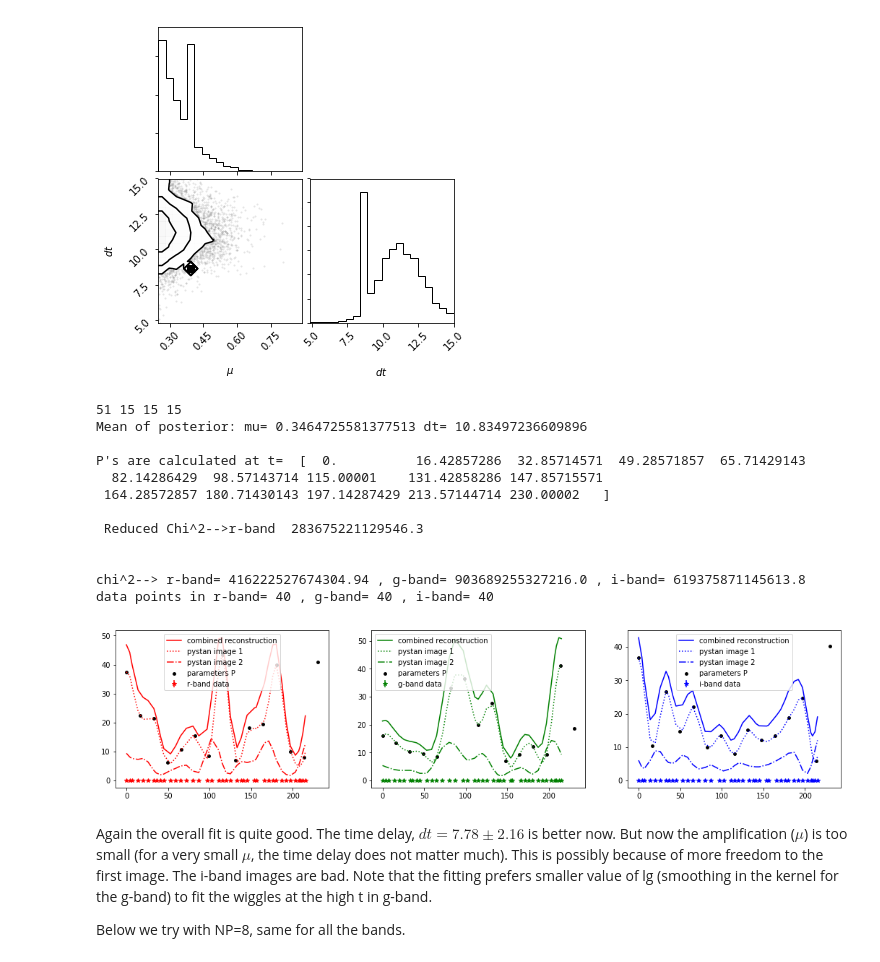
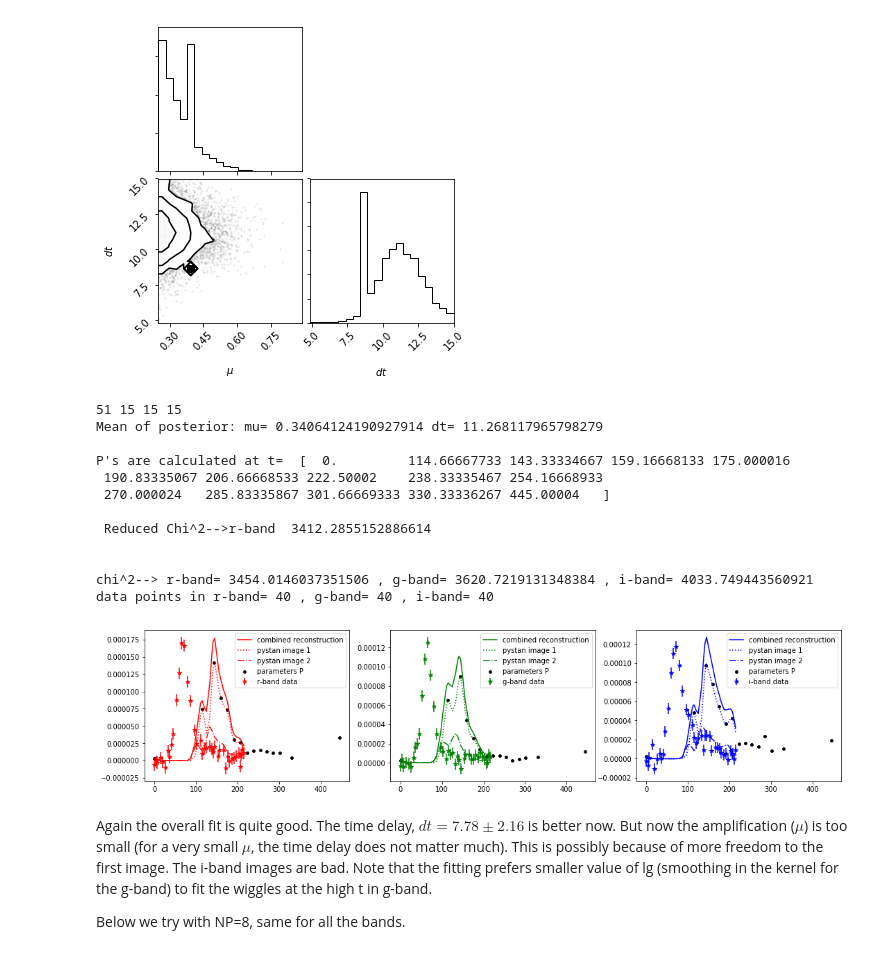
Before and after one commit to am610/Unresolved-Sne, a Jupyter notebook: fitting_ztf1a.ipynb, the cells around one changed output. Drawn from its saved outputs; the diff is of its cells as text; code cells hidden in the pictures.

```diff
--- a/fitting_ztf1a.ipynb
+++ b/fitting_ztf1a.ipynb
@@ -392,5 +476,17 @@ def tp_new(NP,dt_min,dt_max):
     x_mid = np.linspace(x0+5*intv,x_end-5*intv,11)
     xt = np.concatenate((x_0_eps,x_mid,x_end_eps))
     return xt
+# %%
+# Function for changing the tp spacing for 15 points
+def tp_new08(NP,dt_min,dt_max):
+    intv = ((t_max+dt_max)-t_min)/NP-1
+    steps = int(round(NP/4)) # 25% points
+    x0 = t_min
+    x_end = (t_max+dt_max)
+    x_0_eps = np.linspace(x0,x0+steps*intv,2)# first 4 points reduced with 2 pts
+    x_end_eps = np.linspace(x_end-steps*intv,x_end,2) # same, Last 4 points
+    x_mid = np.linspace(x0+(steps+1)*intv,x_end-(steps+1)*intv,NP-4)
+    xt = np.concatenate((x_0_eps,x_mid,x_end_eps))
+    return xt
 # %%
 # Testing
@@ -415,7 +509,7 @@ NP=15;
 dt_min=0.0; dt_max=15.0
 #t_range=np.amax(t)-np.amin(t)
 #tp=np.linspace(t_min, t_max+dt_max, NP)
-tp = tp_new(NP,dt_min,dt_max) #xt   #New tp
+tp = tp_new08(NP,dt_min,dt_max) #xt   #New tp
 print("tp=",tp)
 td=(t_max-t_min+dt_max-dt_min)/(NP-1); print("td=",td);
 data = {'ni':NI,'NP':NP,
@@ -465,21 +559,21 @@ Expected: mu= 0.4477611940298508 dt= 14.0321
 [figure]
 # %%
 npn=15
-rec(fit3, npn,npn,npn)
+rec2(fit3, npn,npn,npn)
 # %% [output]
 51 15 15 15
-Mean of posterior: mu= 0.3464725581377513 dt= 10.83497236609896
+Mean of posterior: mu= 0.34064124190927914 dt= 11.268117965798279
 
-P's are calculated at t=  [  0.          16.42857286  32.85714571  49.28571857  65.71429143
-  82.14286429  98.57143714 115.00001    131.42858286 147.85715571
- 164.28572857 180.71430143 197.14287429 213.57144714 230.00002   ]
+P's are calculated at t=  [  0.         114.66667733 143.33334667 159.16668133 175.000016
+ 190.83335067 206.66668533 222.50002    238.33335467 254.16668933
+ 270.000024   285.83335867 301.66669333 330.33336267 445.00004   ]
 
- Reduced Chi^2-->r-band  283675221129546.3
+ Reduced Chi^2-->r-band  3412.2855152886614
 
 
-chi^2--> r-band= 416222527674304.94 , g-band= 903689255327216.0 , i-band= 619375871145613.8
+chi^2--> r-band= 3454.0146037351506 , g-band= 3620.7219131348384 , i-band= 4033.749443560921
 data points in r-band= 40 , g-band= 40 , i-band= 40
-[figure, old version]
+[figure, new version]
 # %% [markdown]
 Again the overall fit is quite good. The time delay, $dt = 7.78 \pm 2.16$ is better now. But now the amplification ($\mu$) is too small (for a very small $\mu$, the time delay does not matter much). This is possibly because of more freedom to the first image. The i-band images are bad. Note that the fitting prefers smaller value of lg (smoothing in the kernel for the g-band) to fit the wiggles at the high t in g-band.
 
```
Also changed, not shown: parts of 17 cells of this notebook.
